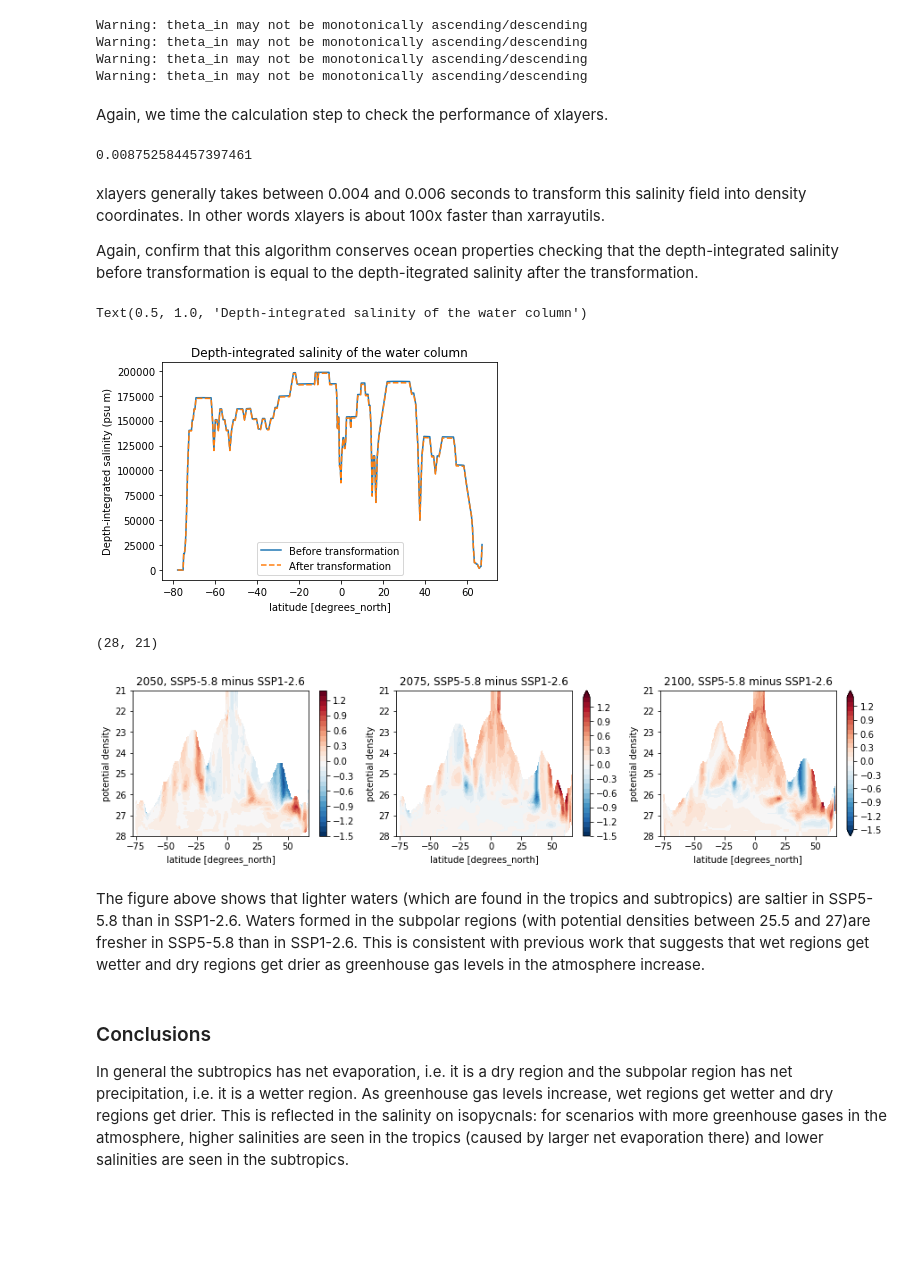
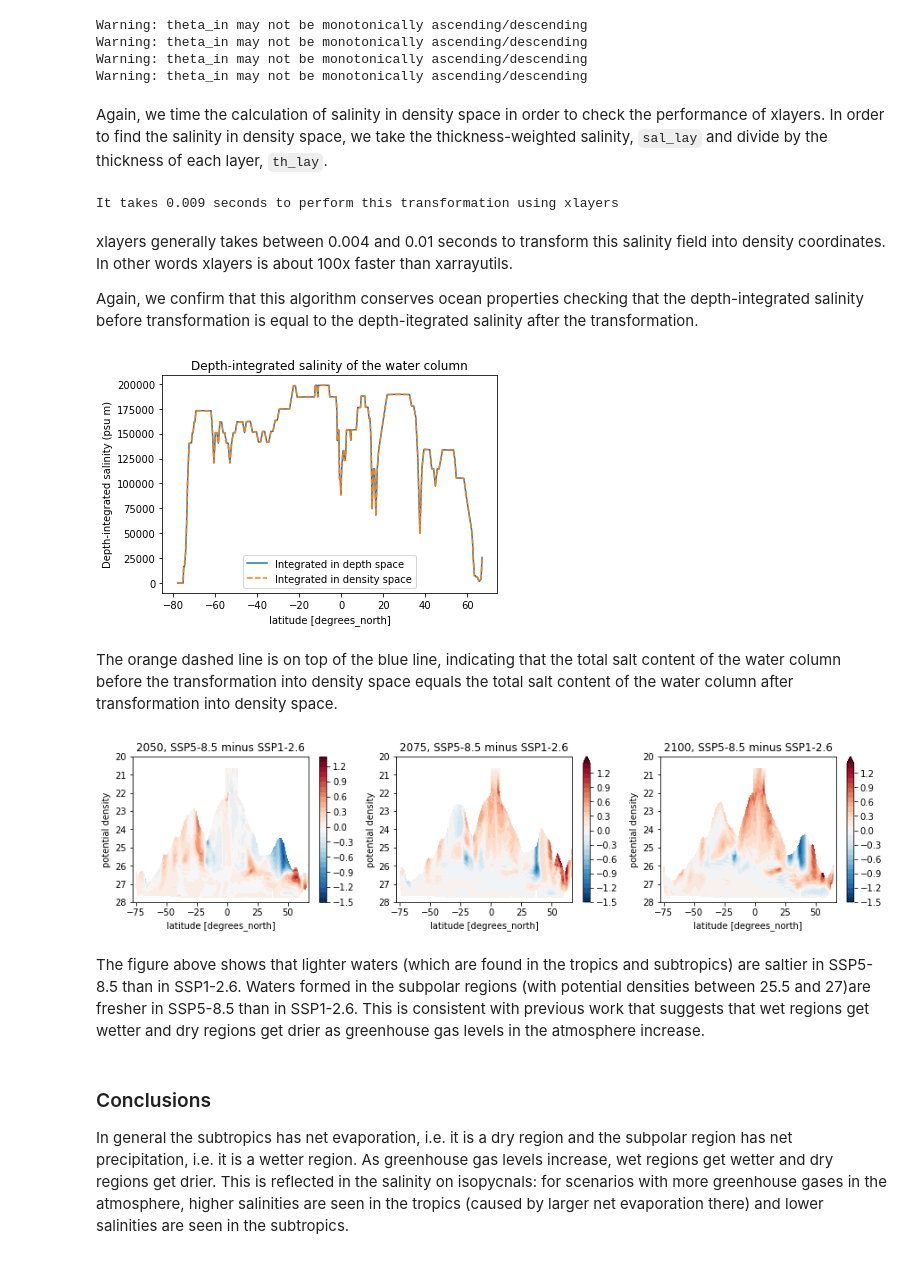
Before and after one commit to cspencerjones/vertical_regridding, a Jupyter notebook: xarrayutils_xlayers.ipynb, the cells around one changed output. Drawn from its saved outputs; the diff is of its cells as text; code cells hidden in the pictures; blank space fills up the shorter version.

```diff
--- a/xarrayutils_xlayers.ipynb
+++ b/xarrayutils_xlayers.ipynb
@@ -229,9 +255,9 @@ Now we reproduce this result with xlayers and compare the two
 from xlayers import finegrid, layers
 from xlayers.core import layers_numpy
 # %%
-#xlayers requires that we fill the nan's here with a density value that is higher than any density in the ocean
-dens126_xlay=dens126_cs.fillna(28.5).assign_coords(lev_bounds=ds_thetao_ssp126.lev_bnds)
-dens585_xlay=dens585_cs.fillna(28.5).assign_coords(lev_bounds=ds_thetao_ssp585.lev_bnds)
+#Define cell boundaries for density field
+dens126_xlay=dens126_cs.assign_coords(lev_bounds=ds_thetao_ssp126.lev_bnds)
+dens585_xlay=dens585_cs.assign_coords(lev_bounds=ds_thetao_ssp585.lev_bnds)
 # %%
 #xlayers takes the locations of cell edges in a particular format, as calculated here
 def finegrid_metrics(levs,lev_bnds):
@@ -249,10 +279,10 @@ fine_drf,fine_drc = finegrid_metrics(dens585_xlay.lev.values,dens585_xlay.lev_bn
 drf_finer, mapindex, mapfact, cellindex = finegrid.finegrid(np.squeeze(fine_drf),np.squeeze(fine_drc),[fine_drf.size,10])
 
 #define the new coordinate system (exactly as for xarrayutils)
-denslayers = np.hstack([dens126_xau.dens.min().load().data[np.newaxis], np.arange(21.9,28, 0.1), dens126_xau.dens.max().load().data[np.newaxis]])
+denslayers = np.hstack([dens126_xau.dens.min().load().data[np.newaxis], np.arange(21.9,28, 0.05), dens126_xau.dens.max().load().data[np.newaxis]])
 
 #Calculated the thickness-weighted salinity
-sal_lay126 = xr.apply_ufunc(layers_numpy, ds_so_ssp126_cs.so, dens126_xlay.dens,#.chunk({'time': 2})
+sal_lay126 = xr.apply_ufunc(layers_numpy, ds_so_ssp126_cs.so.fillna(0), dens126_xlay.dens,#.chunk({'time': 2})
                        kwargs={'thetalayers':denslayers,'mapfact':mapfact,
                                'mapindex':mapindex,'cellindex':cellindex,
                                'drf_finer':drf_finer},
@@ -278,7 +308,7 @@ th_lay126 = th_lay126.assign_coords({'Tlev':denslayers})
 
 
 
-#This section is for SSP5-5.8
+#This section is for SSP5-8.5
 #First calculate the height of the depth cells in this simulation
 fine_drf,fine_drc = finegrid_metrics(dens585_xlay.lev.values,dens585_xlay.lev_bnds.values)
 
@@ -286,7 +316,7 @@ fine_drf,fine_drc = finegrid_metrics(dens585_xlay.lev.values,dens585_xlay.lev_bn
 drf_finer, mapindex, mapfact, cellindex = finegrid.finegrid(np.squeeze(fine_drf),np.squeeze(fine_drc),[fine_drf.size,20])
 
 #Calculated the thickness-weighted salinity
-sal_lay585 = xr.apply_ufunc(layers_numpy, ds_so_ssp585_cs.so, dens585_xlay.dens,#.chunk({'time': 2})
+sal_lay585 = xr.apply_ufunc(layers_numpy, ds_so_ssp585_cs.so.fillna(0), dens585_xlay.dens,#.chunk({'time': 2})
                        kwargs={'thetalayers':denslayers,'mapfact':mapfact,
                                'mapindex':mapindex,'cellindex':cellindex,
                                'drf_finer':drf_finer},
@@ -311,50 +341,58 @@ Warning: theta_in may not be monotonically ascending/descending
 Warning: theta_in may not be monotonically ascending/descending
 Warning: theta_in may not be monotonically ascending/descending
 Warning: theta_in may not be monotonically ascending/descending
-# %% [markdown]
-Again, we time the calculation step to check the performance of xlayers.
+# %% [markdown]
+Again, we time the calculation of salinity in density space in order to check the performance of xlayers. In order to find the salinity in density space, we take the thickness-weighted salinity, `sal_lay` and divide by the thickness of each layer, `th_lay`.
 # %%
+#load the difference between SSP5-5.8 and SSP1-2.6 in density space
 start=time.time()
-difference_xlay=(((sal_lay585)/(th_lay585))-((sal_lay126)/(th_lay126))).load()
+difference_xlay=(sal_lay585/th_lay585-sal_lay126/th_lay126).load()
 end=time.time()
-end-start
+print('It takes {:.3f} seconds to perform this transformation using xlayers'.format(end-start))
 # %% [output]
-0.008752584457397461
+It takes 0.009 seconds to perform this transformation using xlayers
 # %% [markdown]
-xlayers generally takes between 0.004 and 0.006 seconds to transform this salinity field into density coordinates. In other words xlayers is about 100x faster than xarrayutils.
+xlayers generally takes between 0.004 and 0.01 seconds to transform this salinity field into density coordinates. In other words xlayers is about 100x faster than xarrayutils.
 
-Again, confirm that this algorithm conserves ocean properties checking that the depth-integrated salinity before transformation is equal to the depth-itegrated salinity after the transformation.
+Again, we confirm that this algorithm conserves ocean properties checking that the depth-integrated salinity before transformation is equal to the depth-itegrated salinity after the transformation.
 # %%
-((so126_xau.so*ds_so_ssp126_cs.lev_bnds.diff('bnds')).sum('lev'))[2,:250].swap_dims({'j':'latitude'}).plot()
-sal_lay126.sum('Tlev')[2,:250].swap_dims({'j':'latitude'}).plot(linestyle='--')
-plt.legend(('Before transformation','After transformation'))
+# find the depth integrated salinity in depth space (blue line)
+((so126_xau.so*ds_so_ssp126_cs.lev_bnds.diff('bnds')).sum('lev'))[0,:250].swap_dims({'j':'latitude'}).plot()
+
+# find the depth integrated salinity in density space (orange dashed line)
+sal_lay126.sum('Tlev')[0,:250].swap_dims({'j':'latitude'}).plot(linestyle='--')
 plt.title('Salt content of the water column')
 plt.ylabel('Depth-integrated salinity (psu m)')
-plt.legend(('Before transformation','After transformation'))
-plt.title('Depth-integrated salinity of the water column')
+plt.legend(('Integrated in depth space','Integrated in density space'))
+plt.title('Depth-integrated salinity of the water column');
 # %% [output]
-Text(0.5, 1.0, 'Depth-integrated salinity of the water column')
-[figure, old version]
+[figure, new version]
+# %% [markdown]
+The orange dashed line is on top of the blue line, indicating that the total salt content of the water column before the transformation into density space equals the total salt content of the water column after transformation into density space.
 # %%
+fig,ax=plt.subplots(1,3,figsize=(15, 3))
 
-fig,ax=plt.subplots(1,3,figsize=(15, 3))
+#plot difference in 2050
 difference_xlay[0:12,:250,:].mean('time').swap_dims({'j':'latitude'}).plot.contourf(x='latitude',y='Tlev',levels=np.arange(-1.5,1.5,0.1),ax=ax[0])
-ax[0].set_title('2050, SSP5-5.8 minus SSP1-2.6')
+ax[0].set_title('2050, SSP5-8.5 minus SSP1-2.6')
 ax[0].set_ylabel('potential density')
-ax[0].set_ylim(28,21)
+ax[0].set_ylim(28,20)
+
+#plot difference in 2075
 difference_xlay[12:24,:250,:].mean('time').swap_dims({'j':'latitude'}).plot.contourf(x='latitude',y='Tlev',levels=np.arange(-1.5,1.5,0.1),ax=ax[1])
-ax[1].set_title('2075, SSP5-5.8 minus SSP1-2.6')
+ax[1].set_title('2075, SSP5-8.5 minus SSP1-2.6')
 ax[1].set_ylabel('potential density')
-ax[1].set_ylim(28,21)
+ax[1].set_ylim(28,20)
+
+#plot difference in 2100
 difference_xlay[24:,:250,:].mean('time').swap_dims({'j':'latitude'}).plot.contourf(x='latitude',y='Tlev',levels=np.arange(-1.5,1.5,0.1),ax=ax[2])
-ax[2].set_title('2100, SSP5-5.8 minus SSP1-2.6')
+ax[2].set_title('2100, SSP5-8.5 minus SSP1-2.6')
 ax[2].set_ylabel('potential density')
-ax[2].set_ylim(28,21)
+ax[2].set_ylim(28,20);
 # %% [output]
-(28, 21)
-[figure, old version]
+[figure, new version]
 # %% [markdown]
-The figure above shows that lighter waters (which are found in the tropics and subtropics) are saltier in SSP5-5.8 than in SSP1-2.6. Waters formed in the subpolar regions (with potential densities between 25.5 and 27)are fresher in SSP5-5.8 than in SSP1-2.6. This is consistent with previous work that suggests that wet regions get wetter and dry regions get drier as greenhouse gas levels in the atmosphere increase.
+The figure above shows that lighter waters (which are found in the tropics and subtropics) are saltier in SSP5-8.5 than in SSP1-2.6. Waters formed in the subpolar regions (with potential densities between 25.5 and 27)are fresher in SSP5-8.5 than in SSP1-2.6. This is consistent with previous work that suggests that wet regions get wetter and dry regions get drier as greenhouse gas levels in the atmosphere increase.
 # %% [markdown]
 ### Conclusions
  In general the subtropics has net evaporation, i.e. it is a dry region and the subpolar region has net precipitation, i.e. it is a wetter region. As greenhouse gas levels increase, wet regions get wetter and dry regions get drier. This is reflected in the salinity on isopycnals: for scenarios with more greenhouse gases in the atmosphere, higher salinities are seen in the tropics (caused by larger net evaporation there) and lower salinities are seen in the subtropics.
```
Also changed, not shown: parts of 24 cells of this notebook.
